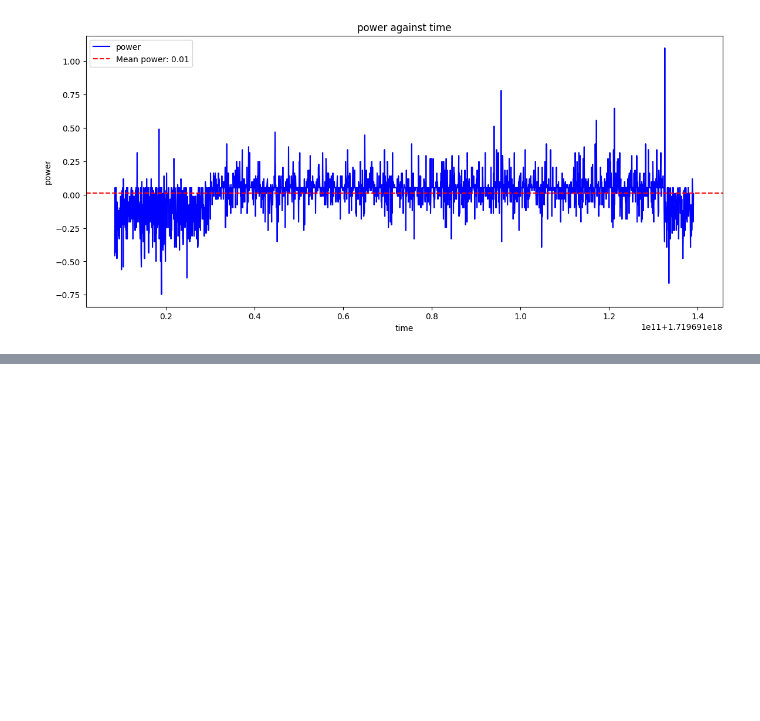
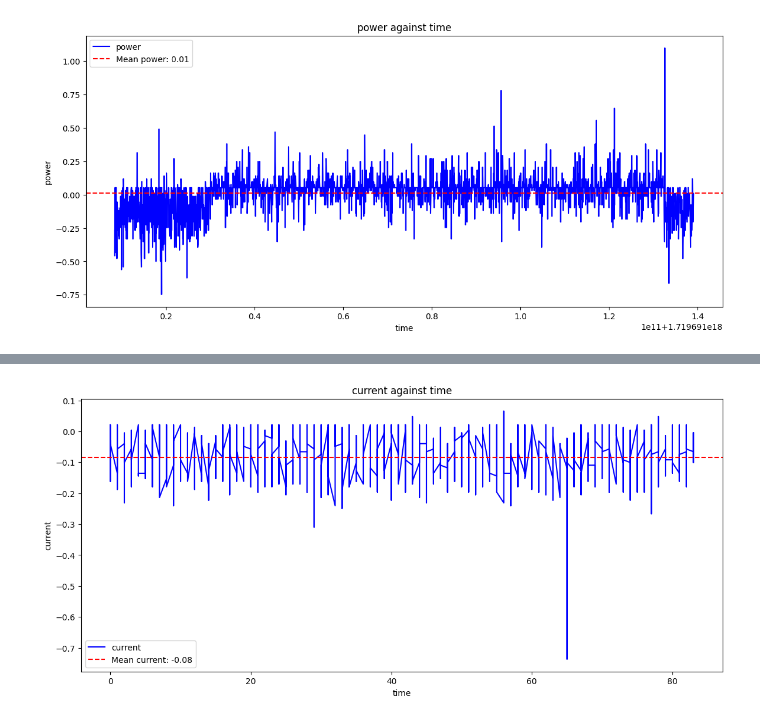
Before and after one commit to ademnea/Powermonitoring, a Jupyter notebook: RaspberryPicoCode/notebook.ipynb, the cells around one changed output, grey strips where cells are left out. Cells and saved outputs as stored; diff of their text form; code cells hidden in the pictures; blank space fills up the shorter version.

```diff
--- a/RaspberryPicoCode/notebook.ipynb
+++ b/RaspberryPicoCode/notebook.ipynb
@@ -141,0 +160,4 @@ plot_variables(df4, 'time', 'power')
+# %%
+plot_variables(df5, 'time', 'current')
+# %% [output]
+[figure, added]
```
Also changed, not shown: parts of 11 cells of this notebook, 6 other files.
